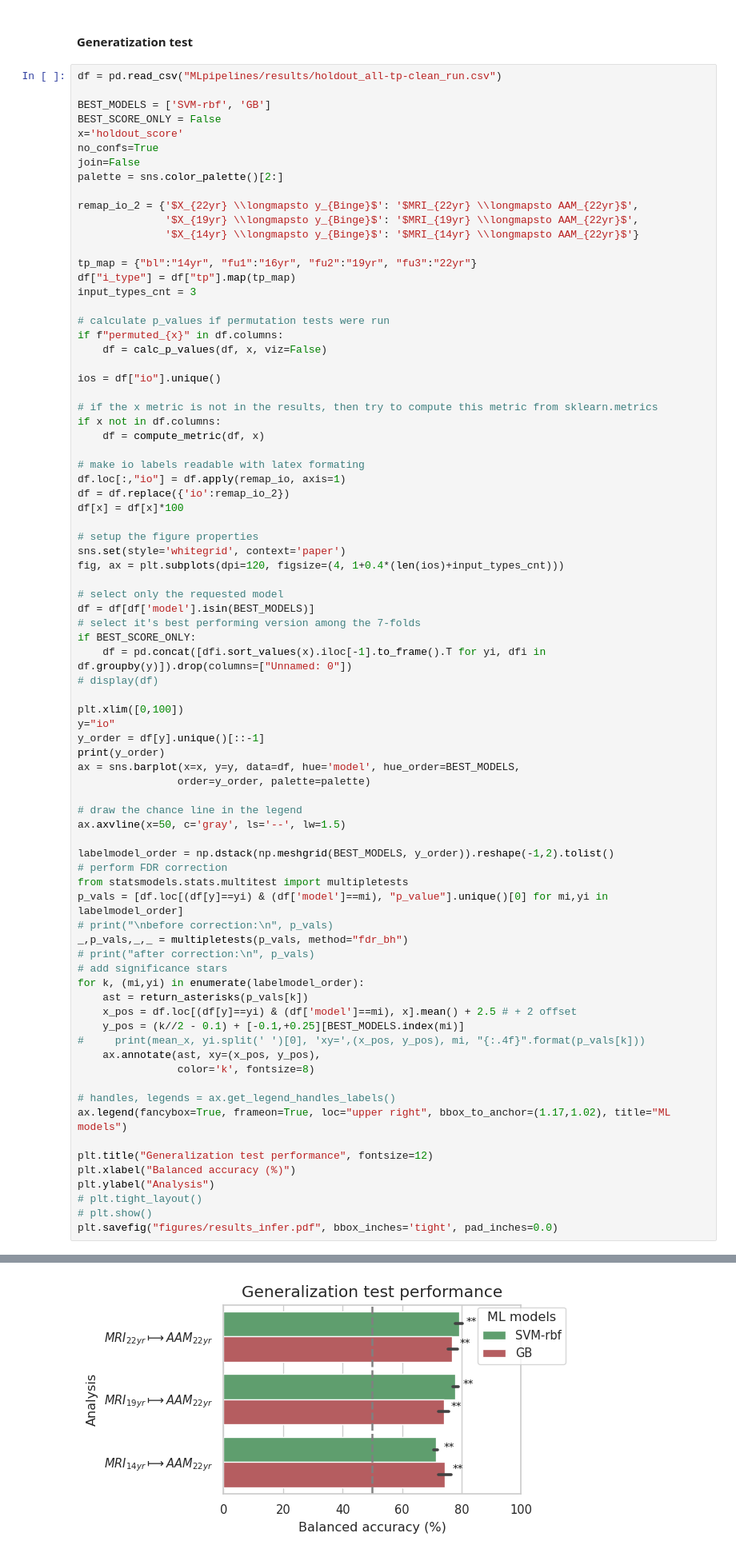
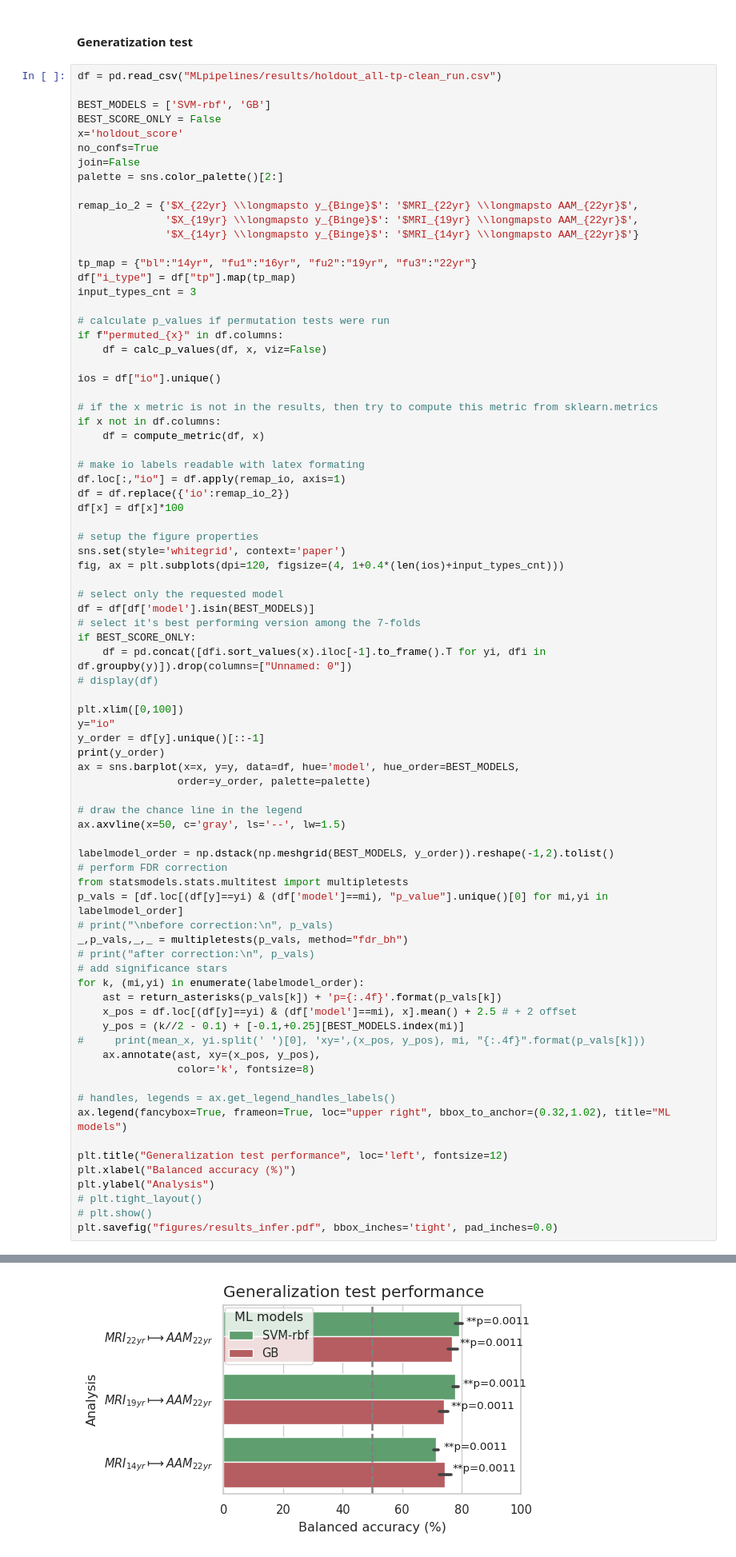
Before and after one commit to RoshanRane/ML_for_IMAGEN, a Jupyter notebook: generate_figures.ipynb, the cells around one changed output, grey strips where cells are left out. Shown at 80% size. Cells and saved outputs as stored; diff of their text form.

Commit message:
eLife Reviewer rework - new figures and additional analysis

```diff
--- a/generate_figures.ipynb
+++ b/generate_figures.ipynb
@@ -514,37 +512,37 @@ ax = sns.barplot(x=x, y=y, data=df, hue='model', hue_order=BEST_MODELS,
 
 # draw the chance line in the legend
 ax.axvline(x=50, c='gray', ls='--', lw=1.5)
 
 labelmodel_order = np.dstack(np.meshgrid(BEST_MODELS, y_order)).reshape(-1,2).tolist()
 # perform FDR correction
 from statsmodels.stats.multitest import multipletests
 p_vals = [df.loc[(df[y]==yi) & (df['model']==mi), "p_value"].unique()[0] for mi,yi in labelmodel_order]
 # print("\nbefore correction:\n", p_vals)
 _,p_vals,_,_ = multipletests(p_vals, method="fdr_bh")
 # print("after correction:\n", p_vals)
 # add significance stars
 for k, (mi,yi) in enumerate(labelmodel_order):
-    ast = return_asterisks(p_vals[k])
+    ast = return_asterisks(p_vals[k]) + 'p={:.4f}'.format(p_vals[k])
     x_pos = df.loc[(df[y]==yi) & (df['model']==mi), x].mean() + 2.5 # + 2 offset
     y_pos = (k//2 - 0.1) + [-0.1,+0.25][BEST_MODELS.index(mi)]
 #     print(mean_x, yi.split(' ')[0], 'xy=',(x_pos, y_pos), mi, "{:.4f}".format(p_vals[k]))
     ax.annotate(ast, xy=(x_pos, y_pos),
                 color='k', fontsize=8)
 
 # handles, legends = ax.get_legend_handles_labels()
-ax.legend(fancybox=True, frameon=True, loc="upper right", bbox_to_anchor=(1.17,1.02), title="ML models")
+ax.legend(fancybox=True, frameon=True, loc="upper right", bbox_to_anchor=(0.32,1.02), title="ML models")
 
-plt.title("Generalization test performance", fontsize=12)
+plt.title("Generalization test performance", loc='left', fontsize=12)
 plt.xlabel("Balanced accuracy (%)")
 plt.ylabel("Analysis")
 # plt.tight_layout()
 # plt.show()
 plt.savefig("figures/results_infer.pdf", bbox_inches='tight', pad_inches=0.0)
 # %% [output]
 ['$MRI_{22yr} \\longmapsto AAM_{22yr}$'
  '$MRI_{19yr} \\longmapsto AAM_{22yr}$'
  '$MRI_{14yr} \\longmapsto AAM_{22yr}$']
-[figure, old version]
+[figure, new version]
 # %%
 x = "holdout_score" # 'holdout_score', "holdout_roc_auc"
 for g, dfi in df.groupby(["i_type"]):
```
Also changed, not shown: parts of 22 cells of this notebook, 5 other files.
